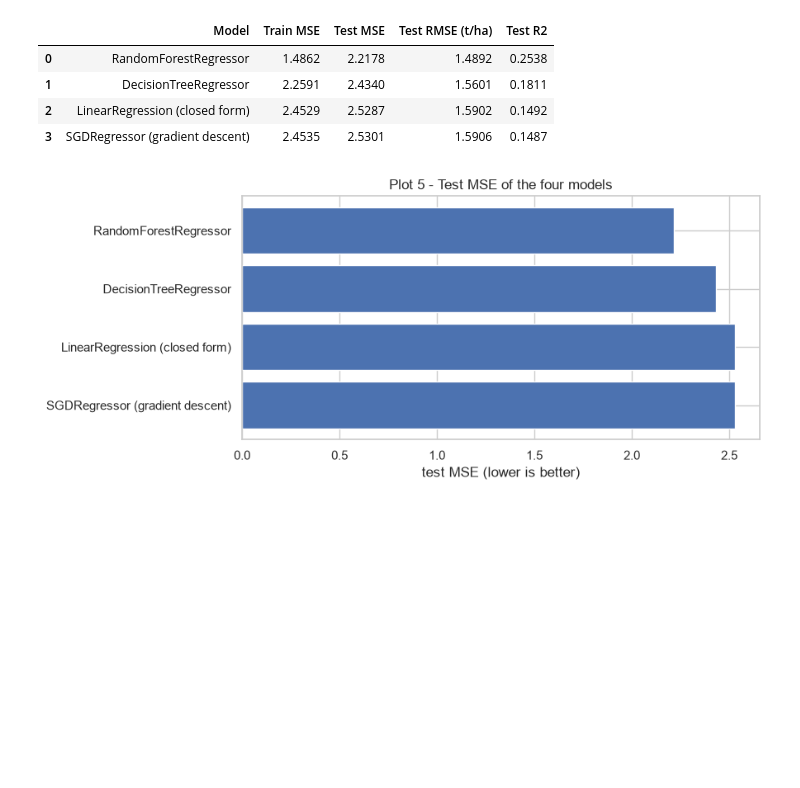
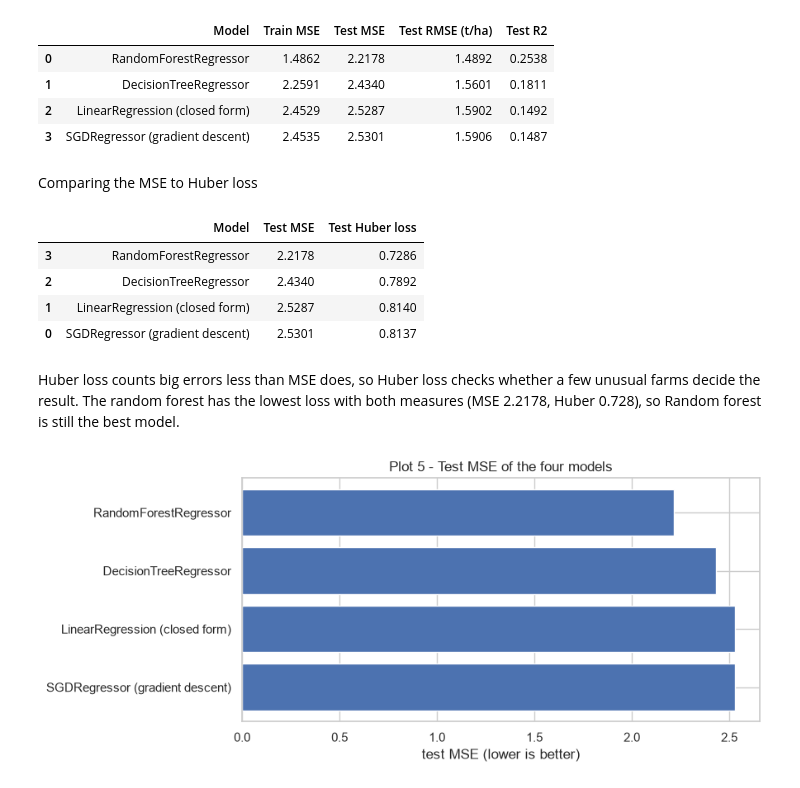
Before and after one commit to lilianeuwase2/linear_regression_model, a Jupyter notebook: summative/linear_regression/multivariate.ipynb, the cells around one changed output. Saved outputs shown, nothing was run; the diff lists cells and outputs as text; code cells hidden in the pictures; blank space fills up the shorter version.

Commit message:
compared the MSE to huber loss which counts big errors less than MSE does

```diff
--- a/summative/linear_regression/multivariate.ipynb
+++ b/summative/linear_regression/multivariate.ipynb
@@ -580,6 +580,31 @@ Baseline test MSE (always predict the average): 2.9726
 | 1 | DecisionTreeRegressor | 2.2591 | 2.4340 | 1.5601 | 0.1811 |
 | 2 | LinearRegression (closed form) | 2.4529 | 2.5287 | 1.5902 | 0.1492 |
 | 3 | SGDRegressor (gradient descent) | 2.4535 | 2.5301 | 1.5906 | 0.1487 |
+# %% [markdown]
+Comparing the MSE to Huber loss
+# %%
+def huber_loss(y_true, y_pred, delta=1.0):
+    """Like MSE for small errors (up to delta), but grows in a straight line for big errors."""
+    error = np.asarray(y_true) - np.asarray(y_pred)
+    small = np.abs(error) <= delta
+    loss = np.where(small, 0.5 * error**2, delta * (np.abs(error) - 0.5 * delta))
+    return loss.mean()
+
+huber_rows = []
+for name, model in models.items():
+    predictions = model.predict(X_test_s)
+    huber_rows.append({"Model": name,
+                       "Test MSE": mean_squared_error(y_test, predictions),
+                       "Test Huber loss": huber_loss(y_test, predictions)})
+pd.DataFrame(huber_rows).sort_values("Test MSE").round(4)
+# %% [output]
+|  | Model | Test MSE | Test Huber loss |
+| 3 | RandomForestRegressor | 2.2178 | 0.7286 |
+| 2 | DecisionTreeRegressor | 2.4340 | 0.7892 |
+| 1 | LinearRegression (closed form) | 2.5287 | 0.8140 |
+| 0 | SGDRegressor (gradient descent) | 2.5301 | 0.8137 |
+# %% [markdown]
+Huber loss counts big errors less than MSE does, so Huber loss checks whether a few unusual  farms decide the result. The random forest has the lowest loss with both measures (MSE 2.2178, Huber 0.728), so Random forest is still the best model.
 # %%
 plt.figure(figsize=(9, 4))
 plt.barh(comparison["Model"][::-1], comparison["Test MSE"][::-1])
```
Also changed, not shown: parts of 1 cell of this notebook.
